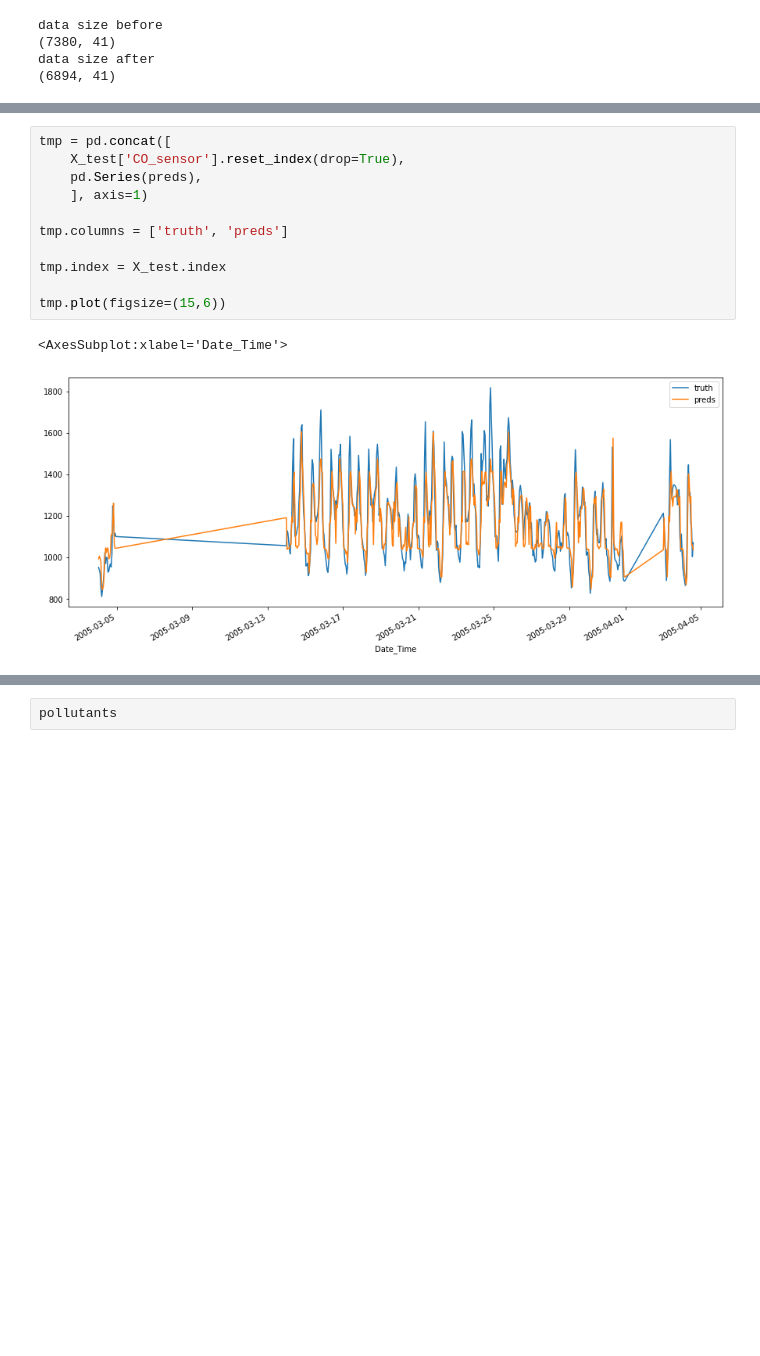
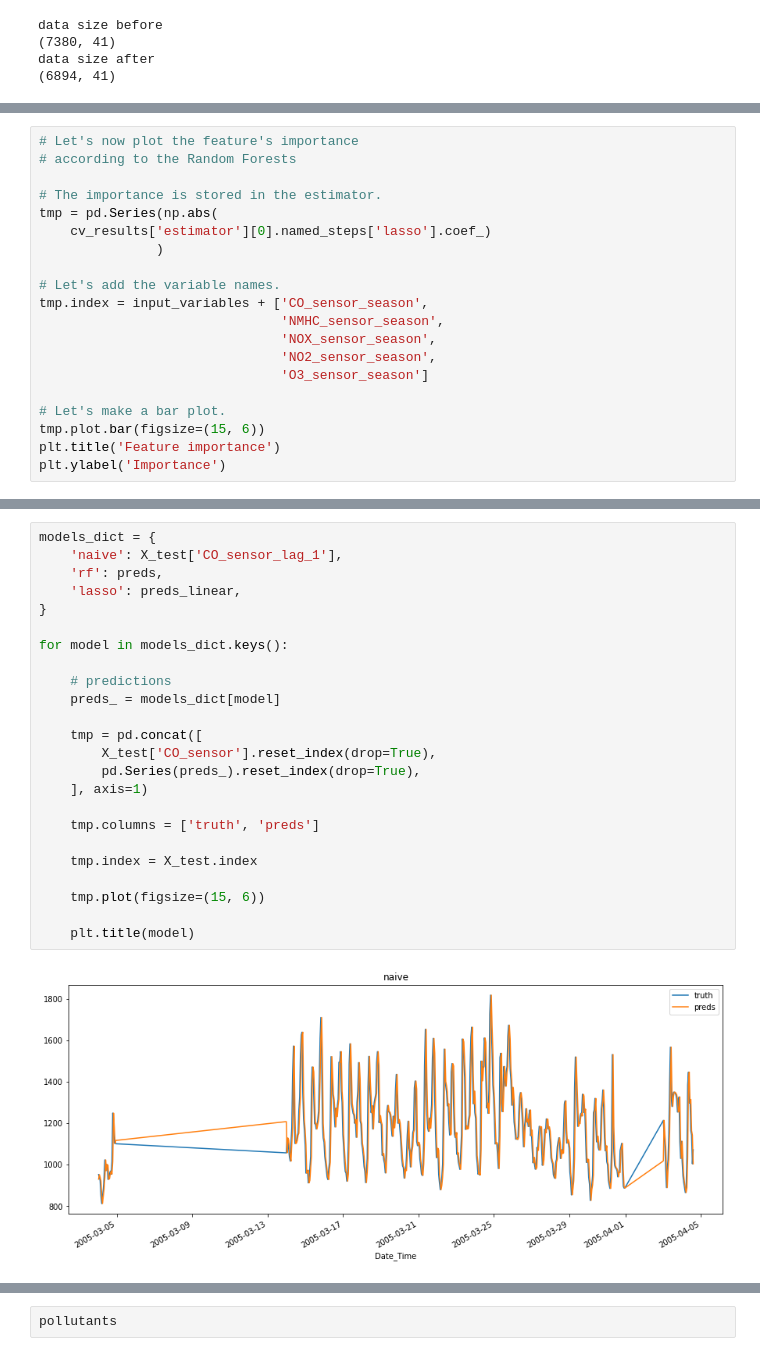
Before and after one commit to trainindata/feature-engineering-for-time-series-forecasting, a Jupyter notebook: 02-Time-Series-Forecasting/02-Forecasting-Air-Pollutants.ipynb, the cells around one changed output, grey strips where cells are left out. Saved outputs shown, nothing was run; the diff lists cells and outputs as text; blank space fills up the shorter version.

```diff
--- a/02-Time-Series-Forecasting/02-Forecasting-Air-Pollutants.ipynb
+++ b/02-Time-Series-Forecasting/02-Forecasting-Air-Pollutants.ipynb
@@ -1166,0 +1390,20 @@ And we now plot the predictions against the truth.
+# %%
+# Let's now plot the feature's importance
+# according to the Random Forests
+
+# The importance is stored in the estimator.
+tmp = pd.Series(np.abs(
+    cv_results['estimator'][0].named_steps['lasso'].coef_)
+               )
+
+# Let's add the variable names.
+tmp.index = input_variables + ['CO_sensor_season',
+                               'NMHC_sensor_season',
+                               'NOX_sensor_season',
+                               'NO2_sensor_season',
+                               'O3_sensor_season']
+
+# Let's make a bar plot.
+tmp.plot.bar(figsize=(15, 6))
+plt.title('Feature importance')
+plt.ylabel('Importance')
@@ -1167,14 +1423,26 @@ And we now plot the predictions against the truth.
 # %%
-tmp = pd.concat([
-    X_test['CO_sensor'].reset_index(drop=True),
-    pd.Series(preds),
+models_dict = {
+    'naive': X_test['CO_sensor_lag_1'],
+    'rf': preds,
+    'lasso': preds_linear,
+}
+
+for model in models_dict.keys():
+
+    # predictions
+    preds_ = models_dict[model]
+
+    tmp = pd.concat([
+        X_test['CO_sensor'].reset_index(drop=True),
+        pd.Series(preds_).reset_index(drop=True),
     ], axis=1)
 
-tmp.columns = ['truth', 'preds']
+    tmp.columns = ['truth', 'preds']
 
-tmp.index = X_test.index
+    tmp.index = X_test.index
 
-tmp.plot(figsize=(15,6))
+    tmp.plot(figsize=(15, 6))
+
+    plt.title(model)
 # %% [output]
-<AxesSubplot:xlabel='Date_Time'>
-[figure, old version]
+[figure, new version]
```
Also changed, not shown: parts of 153 cells of this notebook.
